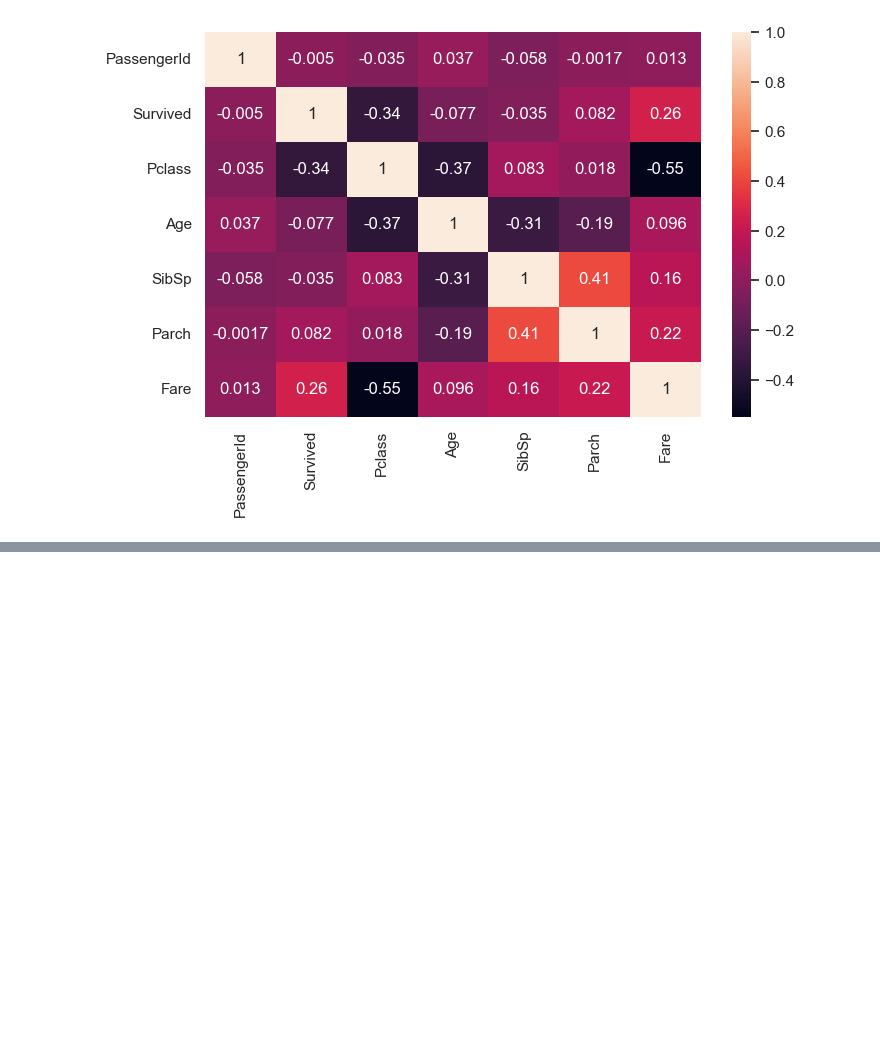
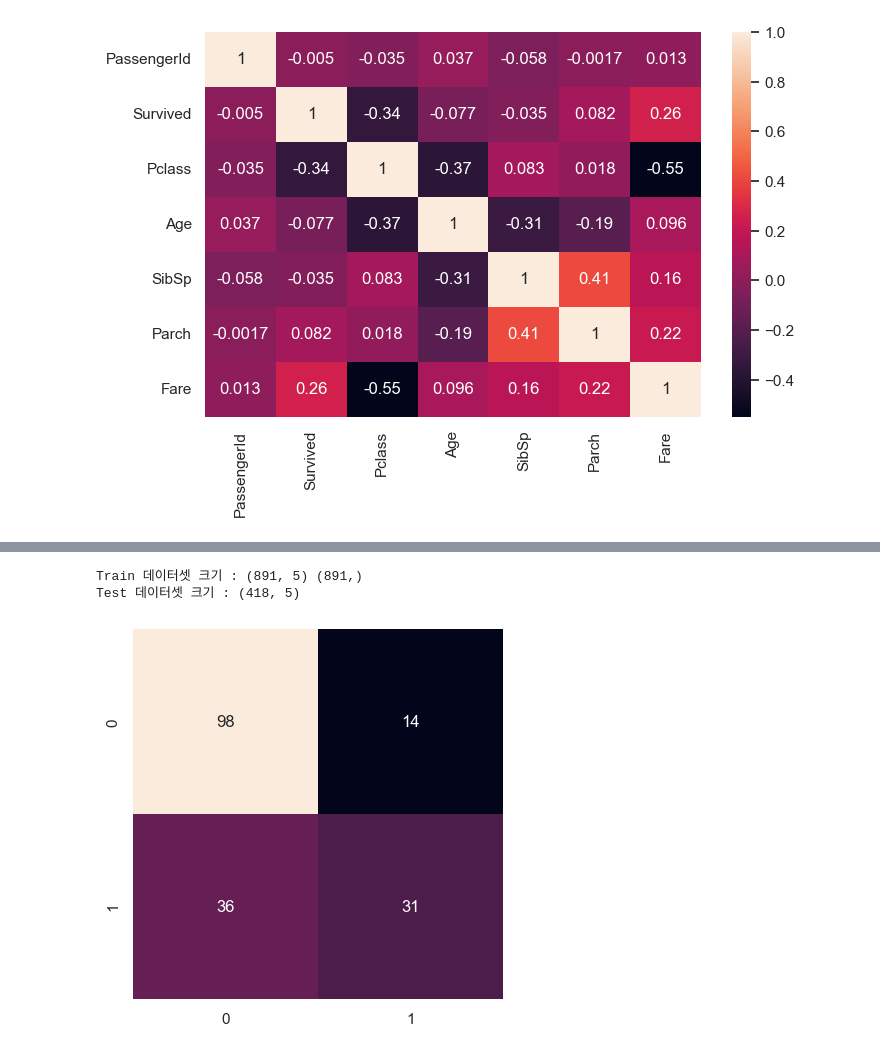
Before and after one commit to jihun5/it_jupyter, a Jupyter notebook: 타이타닉/회귀분석의 모든것/타이타닉.ipynb, the cells around one changed output, grey strips where cells are left out. Saved outputs shown, nothing was run; the diff lists cells and outputs as text; code cells hidden in the pictures; blank space fills up the shorter version.

```diff
--- a/타이타닉/회귀분석의 모든것/타이타닉.ipynb
+++ b/타이타닉/회귀분석의 모든것/타이타닉.ipynb
@@ -121,0 +170,26 @@ plt.show()
+# %%
+# 가장 먼저 숫자형 데이터를 가진열을 추가하고 data-num 변수에 저장한다.
+# fillna() 메소드를 사용하여 'Age'열의 결측값을 평균값으로 대체한다.
+# 'Fare'열의 결측값은 가장 빈도수가 많은 값으로 대체한다(최빈값)
+
+# 숫자형 피처 추출
+data_num = data.loc[:, ['Pclass', 'Age', 'SibSp', 'Parch', 'Fare', 'Survived']]
+
+# 결측값 대체
+data_num['Age'] = data_num['Age'].fillna(data_num['Age'].mean())
+data_num['Fare'] = data_num['Fare'].fillna(data_num['Fare'].mode()[0])
+
+# 학습용 데이터와 예측 대상인 테스트 데이터 구분
+selected_feature = ['Pclass', 'Age', 'SibSp', 'Parch', 'Fare']
+x_train = data_num.loc[data['TrainSplit']=='Train', selected_feature]
+y_train = data_num.loc[data['TrainSplit']=='Train', 'Survived']
+
+x_test = data_num.loc[data['TrainSplit']=='Test', selected_feature]
+
+print("Train 데이터셋 크기 :", x_train.shape, y_train.shape)
+print("Test 데이터셋 크기 :", x_test.shape)
+# print(data['TrainSplit'].head())
+# print(x_test.head())
+# %% [output]
+Train 데이터셋 크기 : (891, 5) (891,)
+Test 데이터셋 크기 : (418, 5)
@@ -121,0 +201,20 @@ plt.show()
+# %%
+from sklearn.model_selection import train_test_split
+x_tr, x_val, y_tr, y_val = train_test_split(x_train, y_train, test_size=0.2, shuffle=True, random_state=20)
+
+# 로지스틱 회귀 모델
+from sklearn.linear_model import LogisticRegression
+lr_model = LogisticRegression()
+lr_model.fit(x_tr, y_tr)
+y_val_pred = lr_model.predict(x_val)
+
+# conFusion Matrix
+from sklearn.metrics import confusion_matrix
+sns.heatmap(confusion_matrix(y_val, y_val_pred), annot=True, cbar=False, square=True)
+# cbar를 통해 colorbar의 유무를 정해 줄 수 있고
+# linewidths 각 cell마다 선을 넣어주고 굵기를 정할 수 있다.
+# annot 각 cell의 값을 표기할 수 있다. 이때 fmt를 이용해 각 cell 값의 데이터 형태를 지정해주는 과정이 필요할 수 있다.
+# vmin, vmax로 색으로 최대값, 최소값을 표현할 수 있다. ex) vmin = 200, vmax=500
+plt.show()
+# %% [output]
+[figure, added]
```
Also changed, not shown: parts of 38 cells of this notebook, 2 other files.
